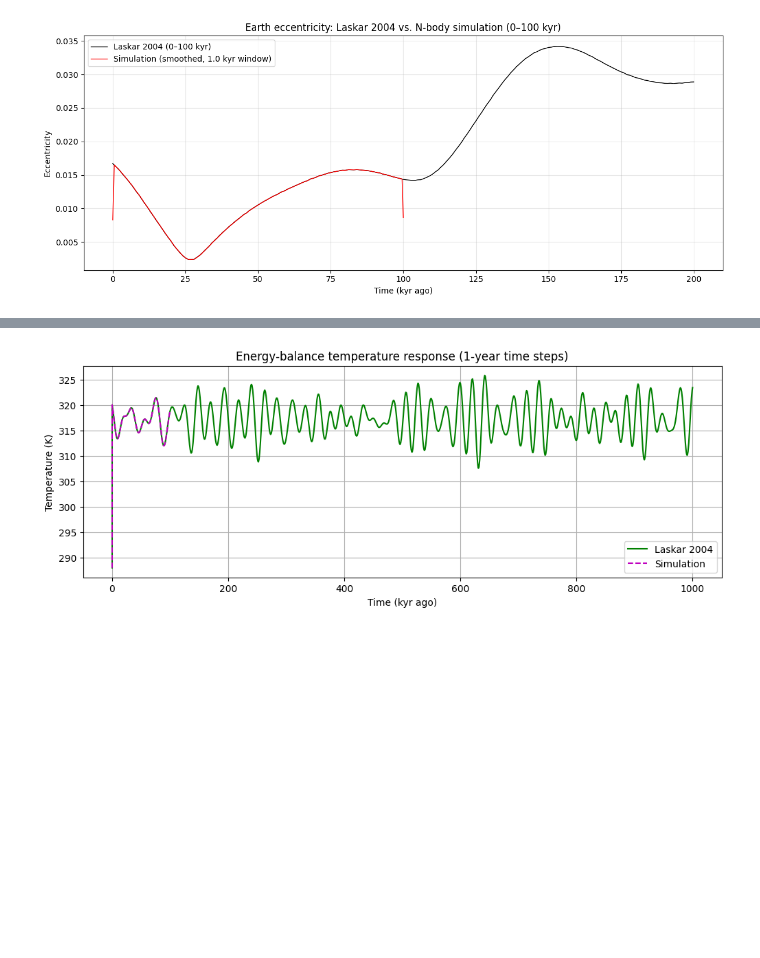
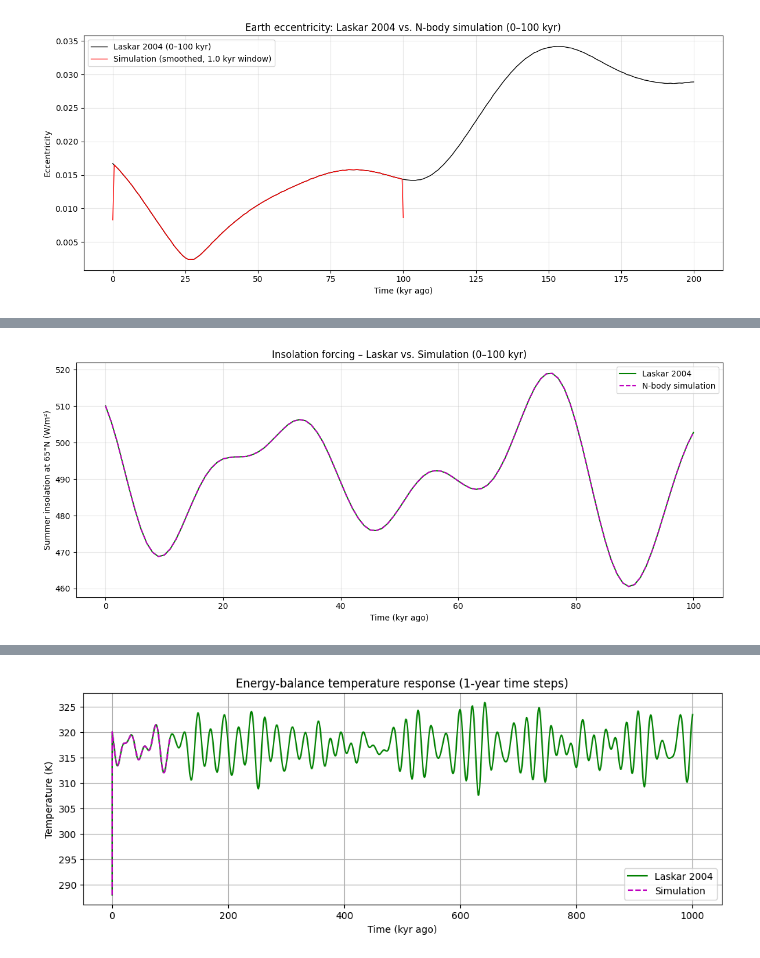
Before and after one commit to hazellau-cpu/earth-orbit-insolation, a Jupyter notebook: annika.ipynb, the cells around one changed output, grey strips where cells are left out. Saved outputs shown, nothing was run; the diff lists cells and outputs as text; code cells hidden in the pictures; blank space fills up the shorter version.

```diff
--- a/annika.ipynb
+++ b/annika.ipynb
@@ -519,0 +566,85 @@ plt.show()
+# %%
+# OVERLAY PLOTS: Laskar 2004 vs. Simulation (0–100 kyr, 1‑kyr sampling)
+t_kyr_reg = np.arange(0, 101, 1)
+
+
+# Simulation insolation
+interp_Q = interp1d(t_kyr_sim, Q_summer_sim, kind='linear',
+                    bounds_error=False, fill_value='extrapolate')
+Q_sim_reg = interp_Q(t_kyr_reg)
+
+# Simulation eccentricity
+interp_ecc = interp1d(t_kyr_sim, ecc_sim, kind='linear',
+                      bounds_error=False, fill_value='extrapolate')
+ecc_sim_reg = interp_ecc(t_kyr_reg)
+
+# Reference data (already at 1‑kyr spacing, mask to 0–100 kyr)
+mask_ref = t_kyr_ref <= 100
+t_ref_reg = t_kyr_ref[mask_ref]          # should be 0,1,...,100
+Q_ref_reg = Q_summer_ref[mask_ref]
+ecc_ref_reg = ecc_ref[mask_ref]
+
+# Plot 1: Summer insolation time series (overlay)
+plt.figure(figsize=(12, 5))
+plt.plot(t_ref_reg, Q_ref_reg, 'g-', linewidth=1.5, label='Laskar 2004')
+plt.plot(t_kyr_reg, Q_sim_reg, 'm--', linewidth=1.5, label='N‑body simulation')
+plt.xlabel('Time (kyr ago)')
+plt.ylabel('Summer insolation at 65°N (W/m²)')
+plt.title('Insolation forcing – Laskar vs. Simulation (0–100 kyr)')
+plt.legend()
+plt.grid(True, alpha=0.3)
+plt.tight_layout()
+plt.show()
+
+# Plot 2: Power spectrum of insolation (both on same regular grid)
+# FFT parameters (same for both)
+n_points = len(t_kyr_reg)
+dt_yr = 1000.0
+freq = rfftfreq(n_points, d=dt_yr)
+period_kyr = 1.0 / (freq * 1000)
+
+# Reference power
+power_ref_reg = np.abs(rfft(detrend(Q_ref_reg)))**2
+# Simulation power
+power_sim_reg = np.abs(rfft(detrend(Q_sim_reg)))**2
+
+plt.figure(figsize=(10, 5))
+plt.semilogy(period_kyr, power_ref_reg, 'g-', linewidth=1.5, label='Laskar 2004')
+plt.semilogy(period_kyr, power_sim_reg, 'm--', linewidth=1.5, label='N‑body simulation')
+plt.xlim(10, 110)
+plt.xlabel('Period (kyr)')
+plt.ylabel('Power')
+plt.title('Power Spectrum of Summer Insolation (0–100 kyr)')
+plt.axvline(23, color='r', linestyle='--', alpha=0.7, label='23 kyr')
+plt.axvline(41, color='g', linestyle='--', alpha=0.7, label='41 kyr')
+plt.axvline(100, color='k', linestyle='--', alpha=0.7, label='100 kyr')
+plt.legend()
+plt.grid(True, alpha=0.3)
+plt.tight_layout()
+plt.show()
+
+# Plot 3: Power spectrum of eccentricity (both on same regular grid)
+power_ecc_ref = np.abs(rfft(detrend(ecc_ref_reg)))**2
+power_ecc_sim = np.abs(rfft(detrend(ecc_sim_reg)))**2
+
+plt.figure(figsize=(10, 5))
+plt.semilogy(period_kyr, power_ecc_ref, 'g-', linewidth=1.5, label='Laskar 2004')
+plt.semilogy(period_kyr, power_ecc_sim, 'm--', linewidth=1.5, label='N‑body simulation')
+plt.xlim(10, 110)
+plt.xlabel('Period (kyr)')
+plt.ylabel('Power')
+plt.title('Power Spectrum of Eccentricity (0–100 kyr)')
+plt.axvline(100, color='k', linestyle='--', alpha=0.7, label='100 kyr')
+plt.legend()
+plt.grid(True, alpha=0.3)
+plt.tight_layout()
+plt.show()
+
+# Print dominant periods for comparison
+from scipy.signal import find_peaks
+peaks_ref, _ = find_peaks(power_ref_reg, height=np.max(power_ref_reg)*0.1)
+peaks_sim, _ = find_peaks(power_sim_reg, height=np.max(power_sim_reg)*0.1)
+print("\nDominant periods from Laskar insolation (kyr):", period_kyr[peaks_ref][:3])
+print("Dominant periods from simulation insolation (kyr):", period_kyr[peaks_sim][:3])
+# %% [output]
+[figure, added]
```
Also changed, not shown: parts of 16 cells of this notebook.
